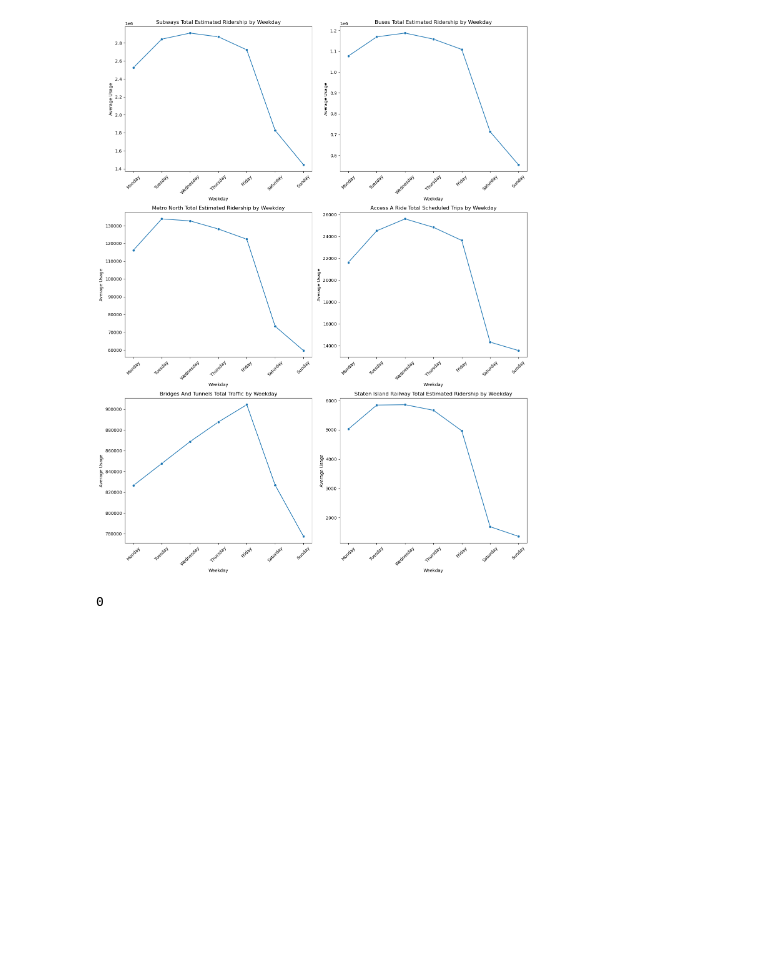
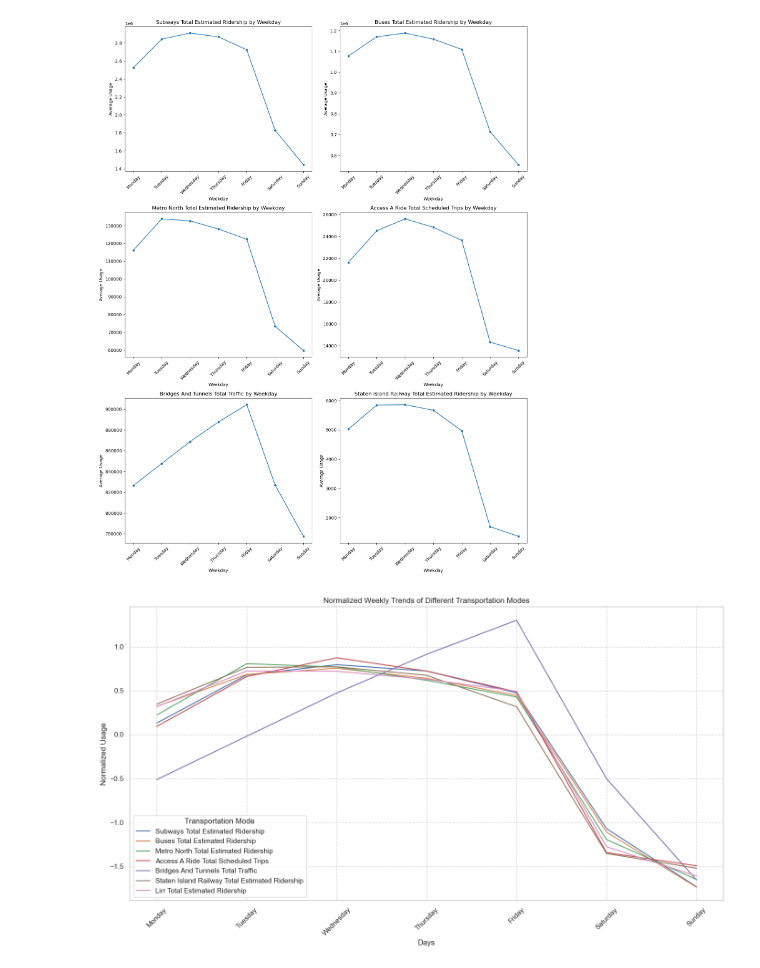
Before and after one commit to atharvakarnik/NY-MetroMetrics, a Jupyter notebook: sandbox-data-extraction.ipynb, the cells around one changed output. Drawn from its saved outputs; the diff is of its cells as text; code cells hidden in the pictures; blank space fills up the shorter version.

```diff
--- a/sandbox-data-extraction.ipynb
+++ b/sandbox-data-extraction.ipynb
@@ -451,6 +451,32 @@ Index(['subways_total_estimated_ridership',
       dtype='object')
 [figure]
 # %%
-print(True if 'staten_island_railway_total_estimated_ridership' in weekly_data.columns else 0)
+normalized_weekly_data = (weekly_data - weekly_data.mean()) / weekly_data.std()
+
+sns.set(style="whitegrid")
+
+plt.figure(figsize=(14, 8))
+
+columns = [
+    'subways_total_estimated_ridership',
+    'buses_total_estimated_ridership',
+    'metro_north_total_estimated_ridership',
+    'access_a_ride_total_scheduled_trips',
+    'bridges_and_tunnels_total_traffic',
+    'staten_island_railway_total_estimated_ridership',
+    'lirr_total_estimated_ridership'
+]
+
+for column in columns:
+    sns.lineplot(data=normalized_weekly_data, x=normalized_weekly_data.index, y=column, label=column.replace('_', ' ').title())
+
+plt.title('Normalized Weekly Trends of Different Transportation Modes')
+plt.xlabel('Days')
+plt.ylabel('Normalized Usage')
+plt.legend(title='Transportation Mode')
+plt.xticks(rotation=45)
+plt.grid(linestyle= '--', alpha= .8)
+plt.tight_layout()
+plt.show()
 # %% [output]
-0
+[figure, added]
```
